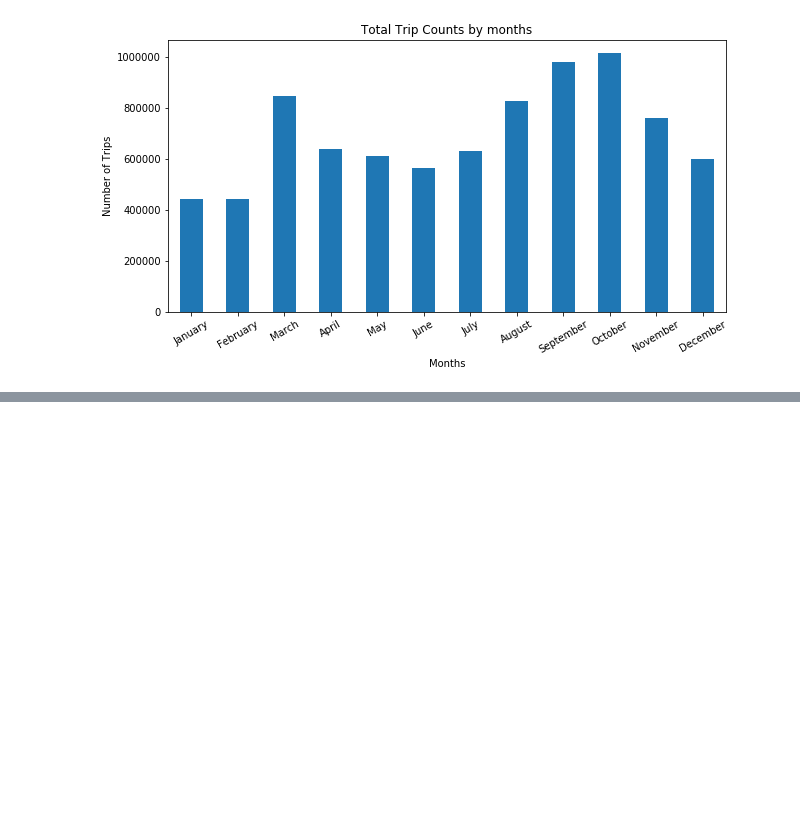
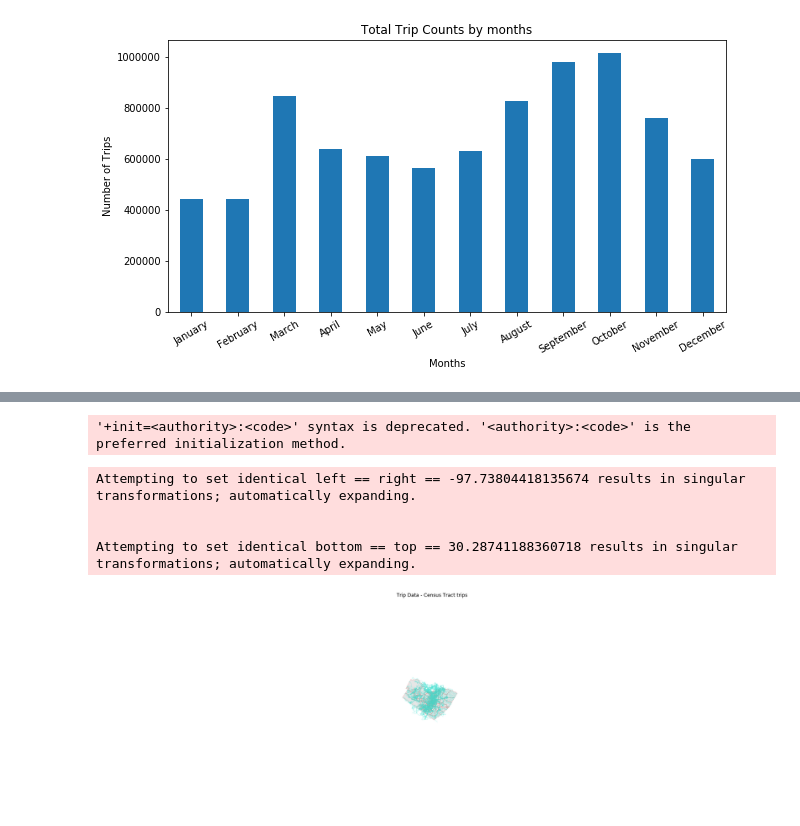
Before and after one commit to sheetalbongale/Scooters-In-Austin-Data-Analysis, a Jupyter notebook: notebooks/shared_mobility_AODP/data_story_sm.ipynb, the cells around one changed output, grey strips where cells are left out. Drawn from its saved outputs; the diff is of its cells as text; code cells hidden in the pictures; blank space fills up the shorter version.

Commit message:
Show some geopandas output plot

```diff
--- a/notebooks/shared_mobility_AODP/data_story_sm.ipynb
+++ b/notebooks/shared_mobility_AODP/data_story_sm.ipynb
@@ -99,6 +88,8 @@ plt.ylabel("Total Trips")
 plt.savefig("Plots/trips_per_censustract.png")
 plt.show()
 # %%
-census = gpd.read_file('resources/geo-pandas_censustract/tl_2010_48453_tract10.shp')
-streets = gpd.read_file('Street Centerline/geo_export_4ebdf92e-c800-46a8-869d-937430b9d126.shp')
+census = gpd.read_file('/Users/sheetalbongale/Scooters_In_Austin_Data_Analysis/resources/geo-pandas_censustract/tl_2010_48453_tract10.shp')
+streets = gpd.read_file('/Users/sheetalbongale/Scooters_In_Austin_Data_Analysis/resources/Street Centerline/geo_export_c8b73b25-2ed4-4cce-b27a-5b77fe19ba06.shp')
 streets = streets.to_crs(census.crs)
+# %% [output]
+'+init=<authority>:<code>' syntax is deprecated. '<authority>:<code>' is the preferred initialization method.
@@ -104,0 +101,30 @@ streets = streets.to_crs(census.crs)
+# %%
+def create_trip2(x):
+    start, end = x
+    if start != 'OUT_OF_BOUNDS' and end != 'OUT_OF_BOUNDS':
+        startpoint = census[census['TRACTCE10'] == str(int(start)).replace('48453', '')]['geometry'].iloc[0].centroid
+        endpoint = census[census['TRACTCE10'] == str(int(end)).replace('48453', '')]['geometry'].iloc[0].centroid
+        return LineString([startpoint, endpoint])
+    else:
+        return None
+
+trip_data = df[['Census GEOID Start', 'Census GEOID End']].iloc[:10000]
+trip_data['geometry'] = trip_data.apply(create_trip2, axis=1)
+trip_data = gpd.GeoDataFrame(trip_data, crs=census.crs)
+# %%
+_, ax = plt.subplots(figsize=(30, 20))
+_, _, maxx, maxy = trip_data.bounds.max()
+minx, miny, _, _= trip_data.bounds.min()
+census.plot(ax=ax, color='grey', edgecolor='red', alpha=0.2)
+streets.plot(ax=ax, color='turquoise', alpha=0.2)
+trip_data.plot(ax=ax, color='red', alpha=0.01)
+ax.set_xlim(minx, maxx)
+ax.set_ylim(miny, maxy)
+ax.axis('off')
+ax.set_title('Trip Data - Census Tract trips');
+# %% [output]
+Attempting to set identical left == right == -97.73804418135674 results in singular transformations; automatically expanding.
+
+
+Attempting to set identical bottom == top == 30.28741188360718 results in singular transformations; automatically expanding.
+[figure, added]
```
Also changed, not shown: parts of 7 cells of this notebook, 4 other files.
